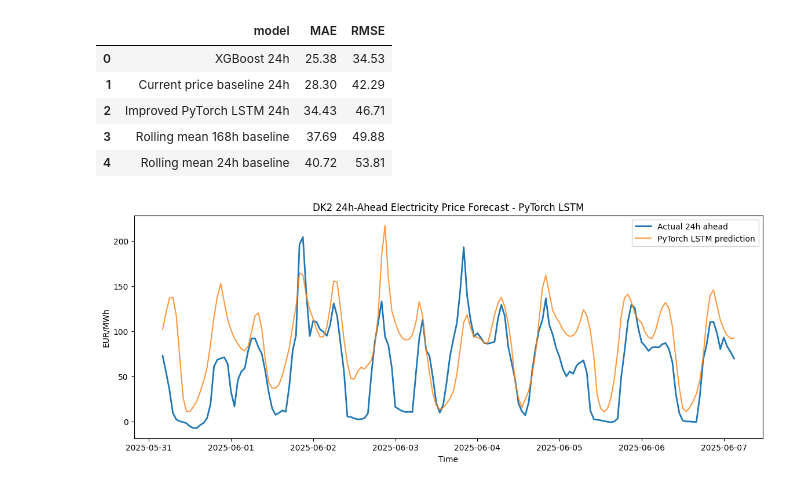
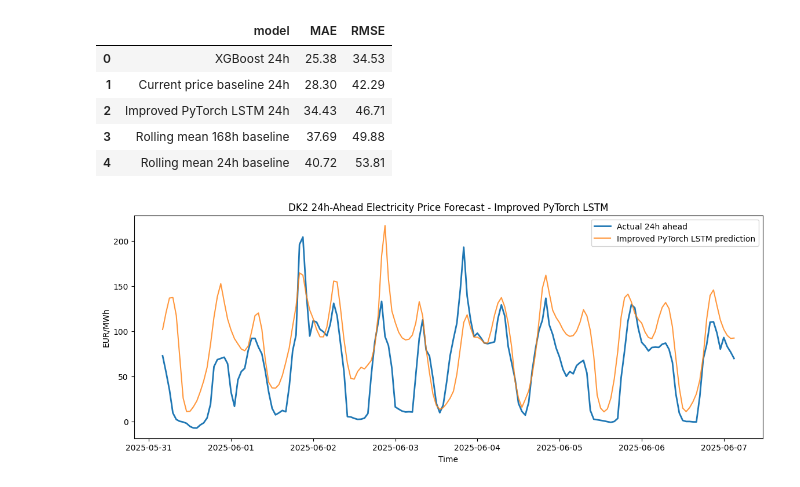
Before and after one commit to Ivo196/denmark-electricity-price-forecasting, a Jupyter notebook: notebooks/08_lstm_model_DK2.ipynb, the cells around one changed output. Cells and saved outputs as stored; diff of their text form; code cells hidden in the pictures.

```diff
--- a/notebooks/08_lstm_model_DK2.ipynb
+++ b/notebooks/08_lstm_model_DK2.ipynb
@@ -379,28 +379,28 @@ comparison_lstm.to_csv(
 # %%
 time_test_seq = time_test.iloc[window_size:].reset_index(drop=True)
 
 sample_size = 168
 
 plt.figure(figsize=(14, 5))
 
 plt.plot(
     time_test_seq.iloc[:sample_size],
     y_true[:sample_size],
     label="Actual 24h ahead",
     linewidth=2
 )
 
 plt.plot(
     time_test_seq.iloc[:sample_size],
     y_pred[:sample_size],
-    label="PyTorch LSTM prediction",
+    label="Improved PyTorch LSTM prediction",
     alpha=0.8
 )
 
-plt.title("DK2 24h-Ahead Electricity Price Forecast - PyTorch LSTM")
+plt.title("DK2 24h-Ahead Electricity Price Forecast - Improved PyTorch LSTM")
 plt.xlabel("Time")
 plt.ylabel("EUR/MWh")
 plt.legend()
 plt.show()
 # %% [output]
-[figure, old version]
+[figure, new version]
```
Also changed, not shown: parts of 1 cell of this notebook, 1 other file.
